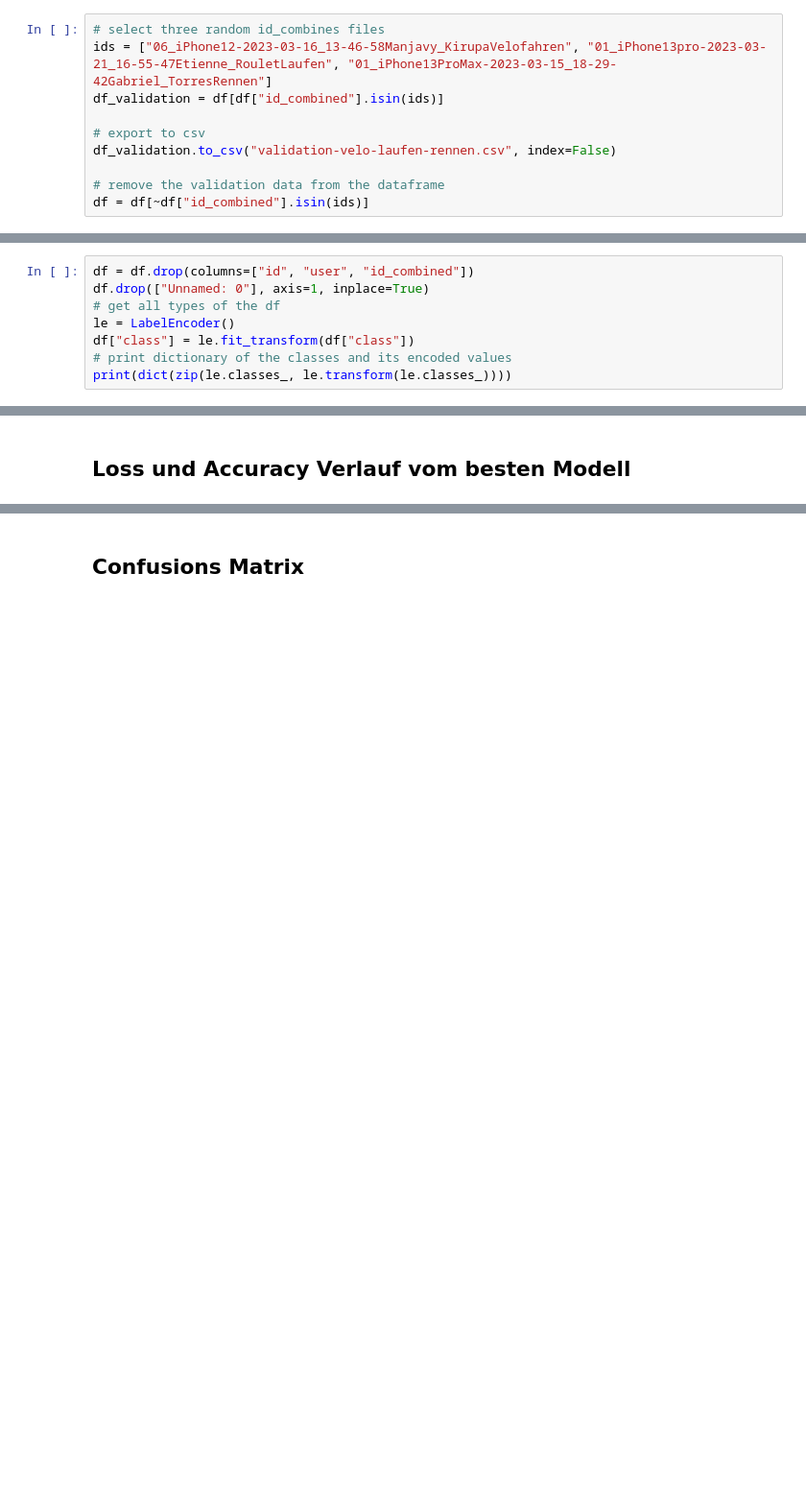
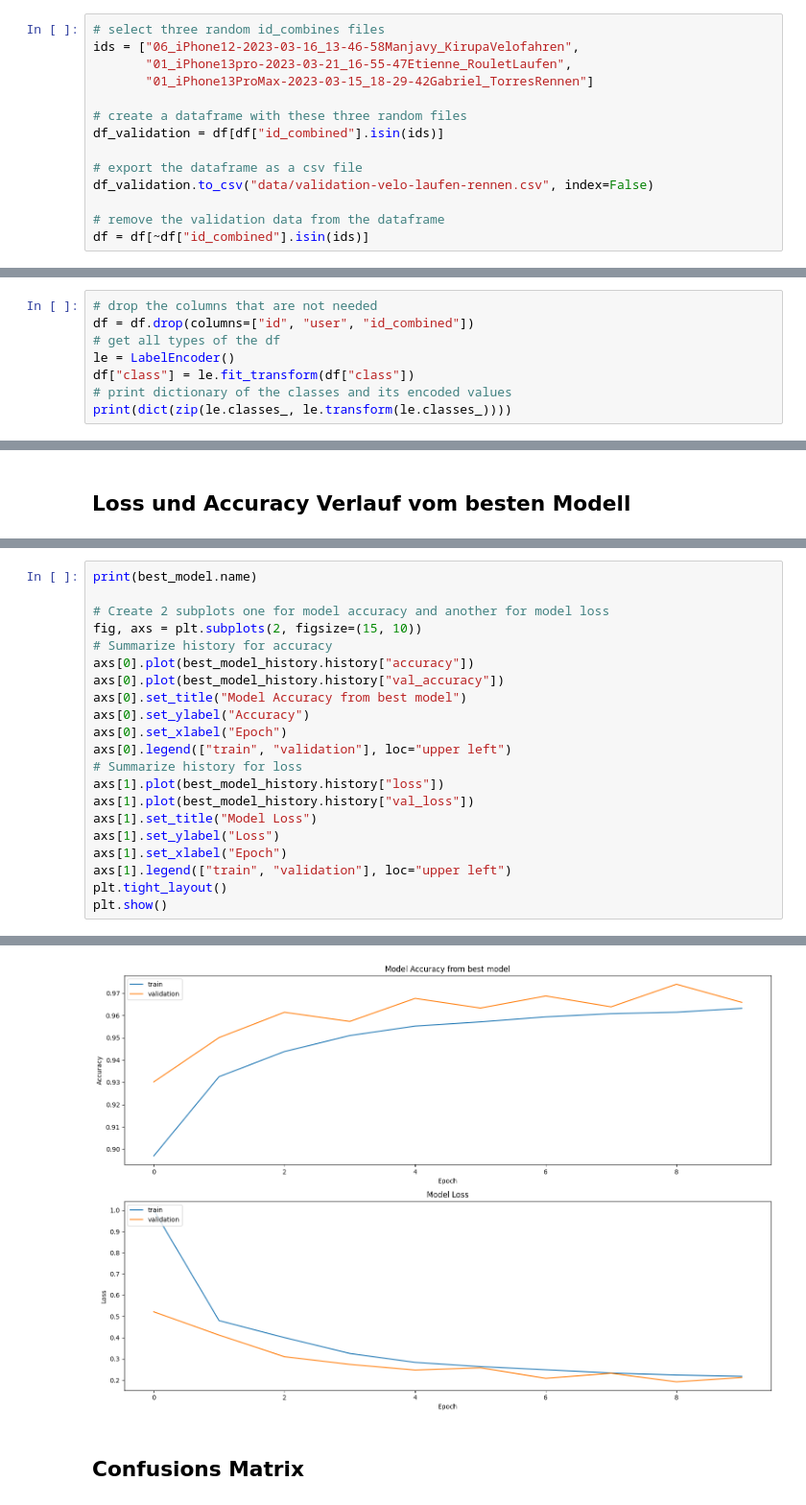
Before and after one commit to CDL1-Sensor/Sensor_Klassifikation-mit-Deep-Learning, a Jupyter notebook: DL-Modelle.ipynb, the cells around one changed output, grey strips where cells are left out. Shown: that part at 96% size. Cells and saved outputs as stored; diff of their text form; blank space fills up the shorter version.

```diff
--- a/DL-Modelle.ipynb
+++ b/DL-Modelle.ipynb
@@ -103,19 +104,23 @@ print(df.shape)
 ## Create Validation Data
 # %%
 # select three random id_combines files
-ids = ["06_iPhone12-2023-03-16_13-46-58Manjavy_KirupaVelofahren", "01_iPhone13pro-2023-03-21_16-55-47Etienne_RouletLaufen", "01_iPhone13ProMax-2023-03-15_18-29-42Gabriel_TorresRennen"]
+ids = ["06_iPhone12-2023-03-16_13-46-58Manjavy_KirupaVelofahren",
+       "01_iPhone13pro-2023-03-21_16-55-47Etienne_RouletLaufen",
+       "01_iPhone13ProMax-2023-03-15_18-29-42Gabriel_TorresRennen"]
+
+# create a dataframe with these three random files
 df_validation = df[df["id_combined"].isin(ids)]
 
-# export to csv
-df_validation.to_csv("validation-velo-laufen-rennen.csv", index=False)
+# export the dataframe as a csv file
+df_validation.to_csv("data/validation-velo-laufen-rennen.csv", index=False)
 
 # remove the validation data from the dataframe
 df = df[~df["id_combined"].isin(ids)]
 # %% [markdown]
 ## Drop unnötige Spalten und Class Encoden
 # %%
+# drop the columns that are not needed
 df = df.drop(columns=["id", "user", "id_combined"])
-df.drop(["Unnamed: 0"], axis=1, inplace=True)
 # get all types of the df
 le = LabelEncoder()
 df["class"] = le.fit_transform(df["class"])
@@ -511,0 +698,22 @@ Model_1_Fold_5
+# %%
+print(best_model.name)
+
+# Create 2 subplots one for model accuracy and another for model loss
+fig, axs = plt.subplots(2, figsize=(15, 10))
+# Summarize history for accuracy
+axs[0].plot(best_model_history.history["accuracy"])
+axs[0].plot(best_model_history.history["val_accuracy"])
+axs[0].set_title("Model Accuracy from best model")
+axs[0].set_ylabel("Accuracy")
+axs[0].set_xlabel("Epoch")
+axs[0].legend(["train", "validation"], loc="upper left")
+# Summarize history for loss
+axs[1].plot(best_model_history.history["loss"])
+axs[1].plot(best_model_history.history["val_loss"])
+axs[1].set_title("Model Loss")
+axs[1].set_ylabel("Loss")
+axs[1].set_xlabel("Epoch")
+axs[1].legend(["train", "validation"], loc="upper left")
+plt.tight_layout()
+plt.show()
+# %% [output]
@@ -512,2 +721,3 @@ Model_1_Fold_5
+[figure, added]
 # %% [markdown]
 ## Confusions Matrix
```
Also changed, not shown: parts of 22 cells of this notebook, 19 other files.
